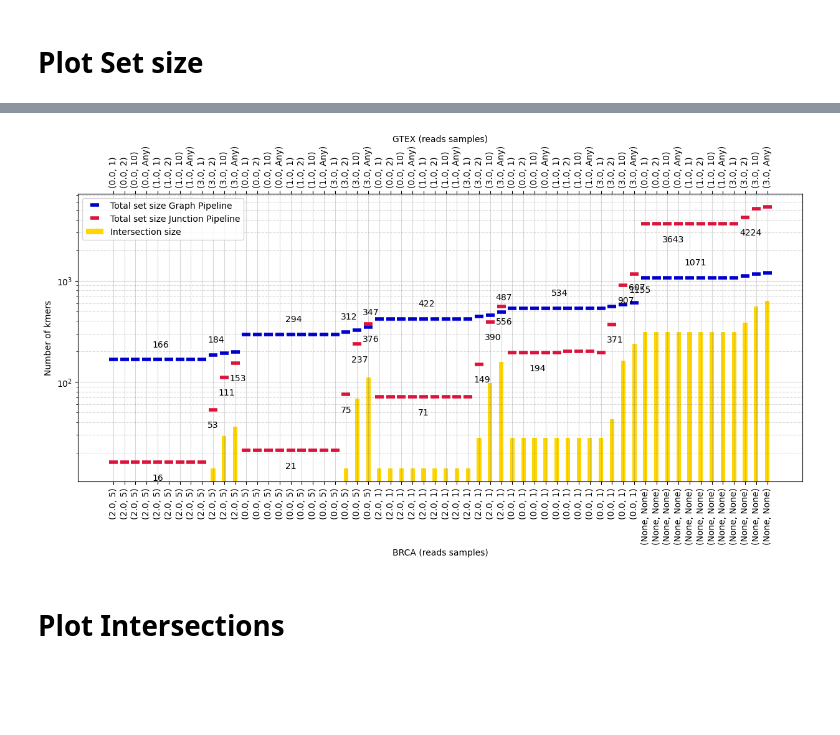
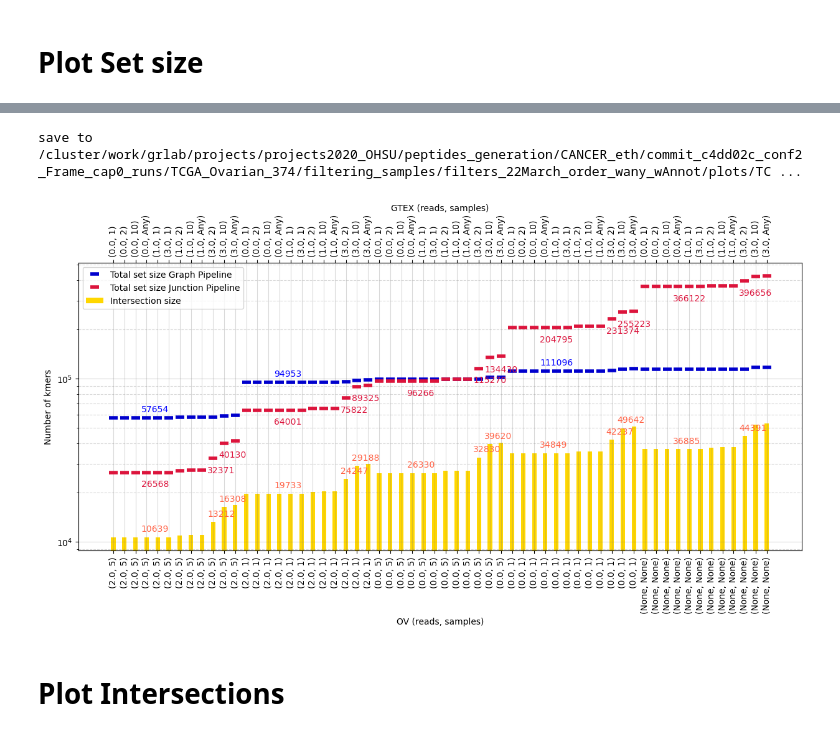
Before and after one commit to ratschlab/projects2020_ohsu, a Jupyter notebook: eth/plotting/OHSU_collab_Rerun_allRF/p20230315_shareness_matrix.ipynb, the cells around one changed output, grey strips where cells are left out. Drawn from its saved outputs; the diff is of its cells as text; code cells hidden in the pictures; blank space fills up the shorter version.

Commit message:
added Ovarian

```diff
--- a/eth/plotting/OHSU_collab_Rerun_allRF/p20230315_shareness_matrix.ipynb
+++ b/eth/plotting/OHSU_collab_Rerun_allRF/p20230315_shareness_matrix.ipynb
@@ -96,7 +97,7 @@ back_ = set()
 foregr_ = set()
 for i in eth_all:
     if 'FiltNormalsGtexC' in i:
-        if 'TCGA-AO-A0JM-01A-21R-A056-07' in i:
+        if sample_target in i:
             back_.add(os.path.basename(i).split('_')[3])
             foregr_.add(os.path.basename(i).split('_')[2])
 print('foreground')
@@ -157,6 +140,14 @@ df.head()
+# %%
+# Prepare Plot ticks
+def prepare_backticks(x):
+    return  [i.replace('FiltNormalsGtexCohortCohortlim', '(').replace('Across', ', ') + ')'
+              for i in x]
+def prepare_frontticks(x):
+    return  [i.replace('SampleLim0.0CohortLim', '(').replace('Across', ', ') + ')'
+              for i in x]
 # %%
-# SOrt Valus for plot
-df = df.sort_values(['size_eth',
+# Sort Valus for plot
+df = df.sort_values(['size_ohsu',
                      'filter_foreground_target',
                      'filter_foreground_reads',
                      'filter_foreground_samples',
@@ -164,9 +155,13 @@ df = df.sort_values(['size_eth',
                      'filter_background_samples'
                     ])
 df['index'] = np.arange(len(df))
+
+
+back_ticks = prepare_backticks(df['filter_background'])
+front_ticks = prepare_frontticks(df['filter_foreground'])
 # %%
 # Plot Helper
-def plot_text(Y, T, position='top'):
+def plot_text(Y, T, position='top', color='black'):
     Y = np.array(Y)
     T = np.array(T)
     Y[np.where(Y > 0 )[0]]
@@ -181,12 +176,12 @@ def plot_text(Y, T, position='top'):
 
     for x, y, p in zip(X, Y, T):
         if position == 'bottom':
-            delta = - (y/3)
+            delta = - (y/5.5)
         elif position == 'top':
-            delta = (y/3)
+            delta = (y/12)
         if (p > p_prev + (p_prev/percent_diff)) or (p < p_prev - (p_prev/percent_diff)):
             if y != 0: # Because log scale
-                plt.text(x - 0.5 , y + delta , p)
+                plt.text(x - 0.5 , y + delta , p, color=color, ha='left')
         p_prev = p
 
 def plot_text_all(X, Y, T):
@@ -195,6 +190,11 @@ def plot_text_all(X, Y, T):
         #plt.text(x - 0.5 , y + (y/10), p)
 # %%
 # Plot
+
+xaxis_label = 'GTEX (reads, samples)'
+yaxis_label = f'{run_type.upper()} (reads, samples)'
+
+
 colorgrid = 'grey'
 alpha_grid = 0.3
 marker_size = 10
@@ -219,42 +219,43 @@ plt.plot(df['index'], df['size_ohsu'], alpha=1, color=color2,
          linestyle = 'None', markerfacecolor='None', marker="_", markersize=marker_size, markeredgewidth=mew,
          label = 'Total set size Junction Pipeline')
 
-plot_text(df['size_ohsu'], df['size_ohsu'], 'bottom')
-plot_text(df['size_eth'], df['size_eth'], 'top')
-#plot_text_all(df['index'], df['size_intersection'], df['size_intersection'])
+plot_text(df['size_ohsu'], df['size_ohsu'], 'bottom', color='crimson')
+plot_text(df['size_eth'], df['size_eth'], 'top', color='blue')
+plot_text(df['size_intersection'], df['size_intersection'], color='tomato')
 
 plt.yscale('log')
 max_scale = np.max([df['size_ohsu'].values, df['size_eth'].values])
 
 
 
 ax1.set_xticks(np.arange(len(df['index'])),
            labels = front_ticks,
            rotation = 90,
            ha = 'center')
 
 ax2.set_xticks(np.arange(len(df['index'])),
            labels = back_ticks,
            rotation = 90,
            ha = 'center')
 
 plt.legend()
 plt.ylabel('Number of kmers')
-ax2.set_xlabel('GTEX (reads samples)')
-ax1.set_xlabel(f'{run_type.upper()} (reads samples)')
+ax2.set_xlabel(xaxis_label)
+ax1.set_xlabel(yaxis_label)
 
 
 
-save = False
+save = True
 name = 'Barplot_ovelap'
 save_path = os.path.join(plot_dir, f'{base_plot}_{name}.pdf')
 if save:
     print("save to {}".format(save_path))
     plt.savefig(save_path, bbox_inches='tight')
 
 plt.show()
 # %% [output]
+save to /cluster/work/grlab/projects/projects2020_OHSU/peptides_generation/CANCER_eth/commit_c4dd02c_conf2_Frame_cap0_runs/TCGA_Ovarian_374/filtering_samples/filters_22March_order_wany_wAnnot/plots/TC ...
-[figure, old version]
+[figure, new version]
 # %% [markdown]
 # Plot Intersections
 # %%
```
Also changed, not shown: parts of 20 cells of this notebook.
